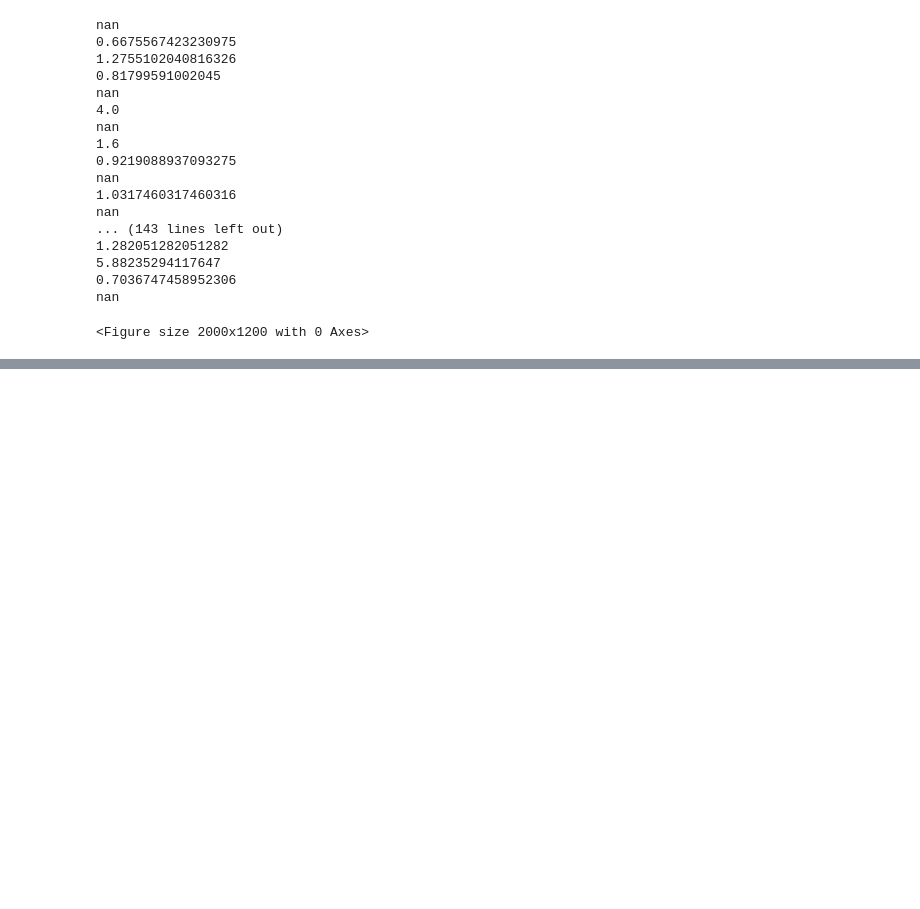
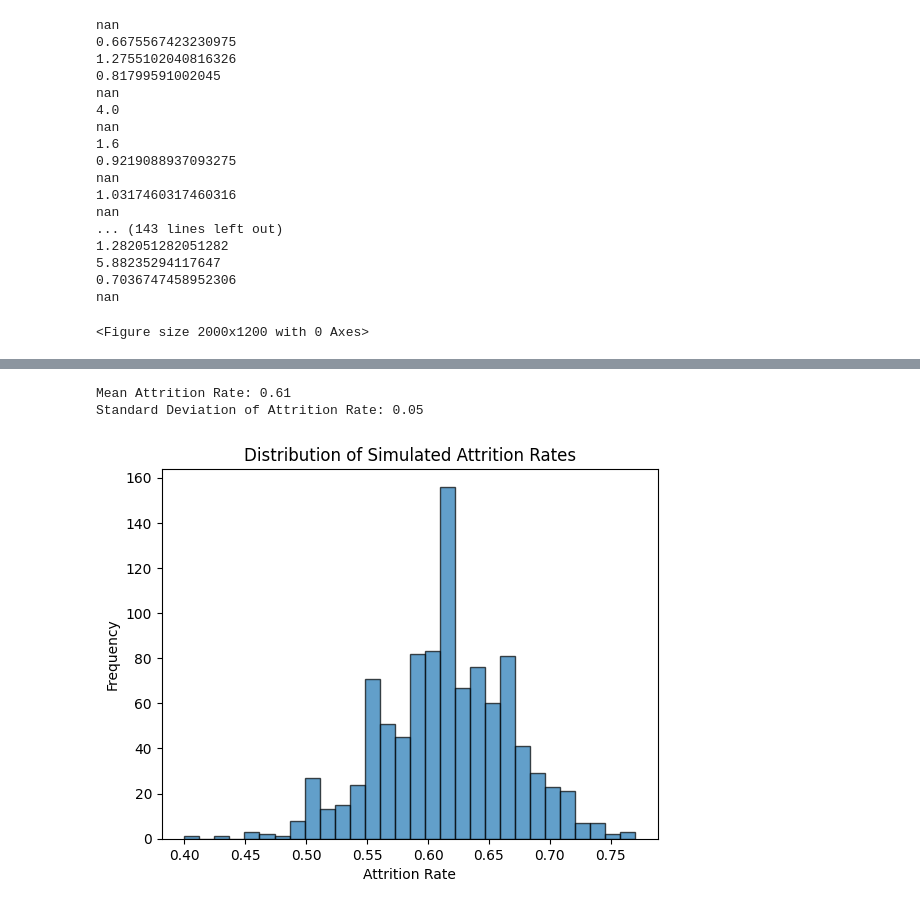
Before and after one commit to 247joseph/247joseph, a Jupyter notebook: sharlet_task3.ipynb, the cells around one changed output, grey strips where cells are left out. Cells and saved outputs as stored; diff of their text form; code cells hidden in the pictures; blank space fills up the shorter version.

```diff
--- a/sharlet_task3.ipynb
+++ b/sharlet_task3.ipynb
@@ -407,0 +456,51 @@ nan
+# %%
+Employee = pd.read_csv("https://docs.google.com/spreadsheets/d/1LkShGvBmLqYtB1h-bZhdDtUM5RcQt3cm_SUHt4y_5Bc/gviz/tq?tqx=out:csv&sheet=data")
+# %%
+import numpy as np
+import pandas as pd
+import matplotlib.pyplot as plt
+
+# Define key variables for simulation
+key_features = ['Age', 'Length_of_service_in_months', 'Weekly_working_hour']
+target_variable = 'Left'
+
+# Monte Carlo Simulation Parameters
+num_simulations = 1000
+sample_size = 100
+results = []
+
+for _ in range(num_simulations):
+    # Randomly sample the data
+    sample = Employee.sample(n=sample_size, replace=True)
+
+    # Simulate probabilities of attrition based on key features
+    prob_left = (
+        0.3 * (sample['Age'] / sample['Age'].max()) +
+        0.4 * (sample['Length_of_service_in_months'] / sample['Length_of_service_in_months'].max()) +
+        0.3 * (sample['Weekly_working_hour'] / sample['Weekly_working_hour'].max())
+    )
+
+    # Generate binary outcomes (0 = retained, 1 = left) using a threshold
+    simulated_outcomes = (prob_left > 0.5).astype(int)
+
+    # Calculate the percentage of simulated employees leaving
+    attrition_rate = simulated_outcomes.mean()
+    results.append(attrition_rate)
+
+# Summarize Results
+mean_attrition_rate = np.mean(results)
+std_attrition_rate = np.std(results)
+
+print(f"Mean Attrition Rate: {mean_attrition_rate:.2f}")
+print(f"Standard Deviation of Attrition Rate: {std_attrition_rate:.2f}")
+
+# Visualize Results
+plt.hist(results, bins=30, edgecolor='k', alpha=0.7)
+plt.title("Distribution of Simulated Attrition Rates")
+plt.xlabel("Attrition Rate")
+plt.ylabel("Frequency")
+plt.show()
+# %% [output]
+Mean Attrition Rate: 0.61
+Standard Deviation of Attrition Rate: 0.05
+[figure, added]
```
Also changed, not shown: parts of 1 cell of this notebook.
